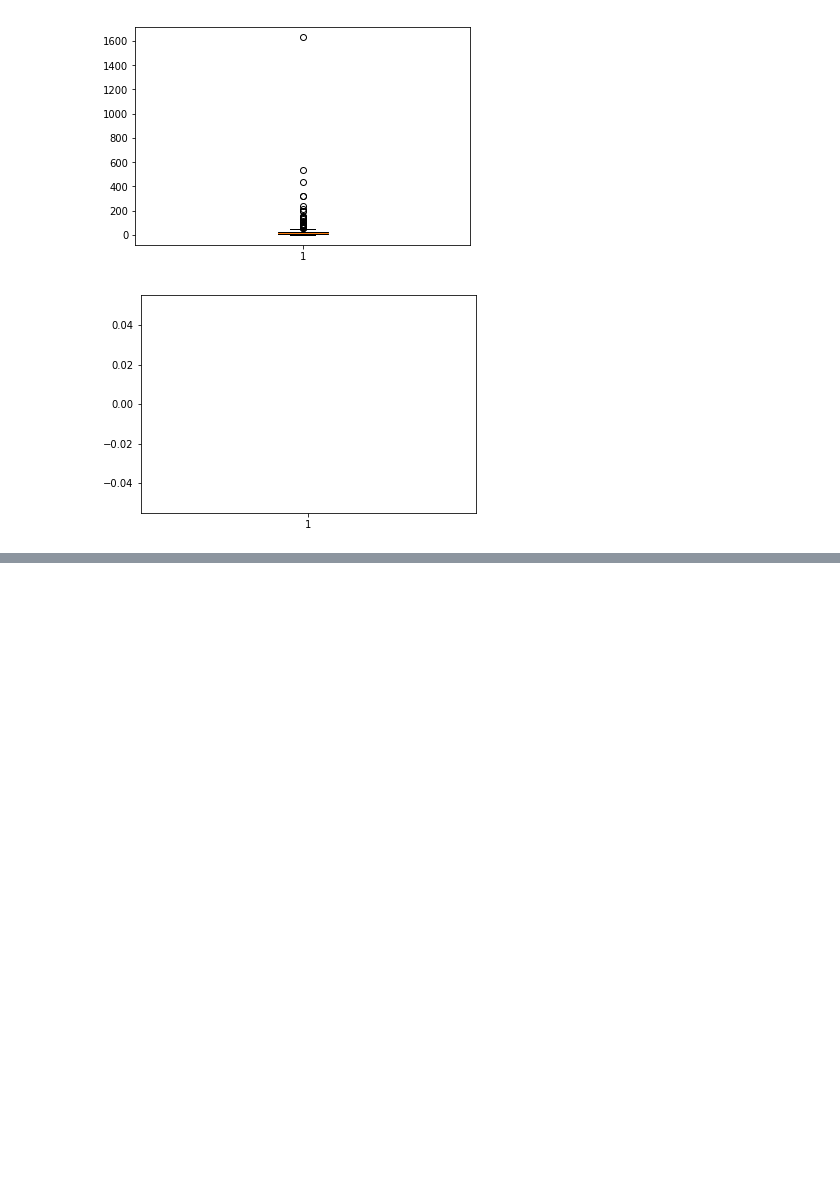
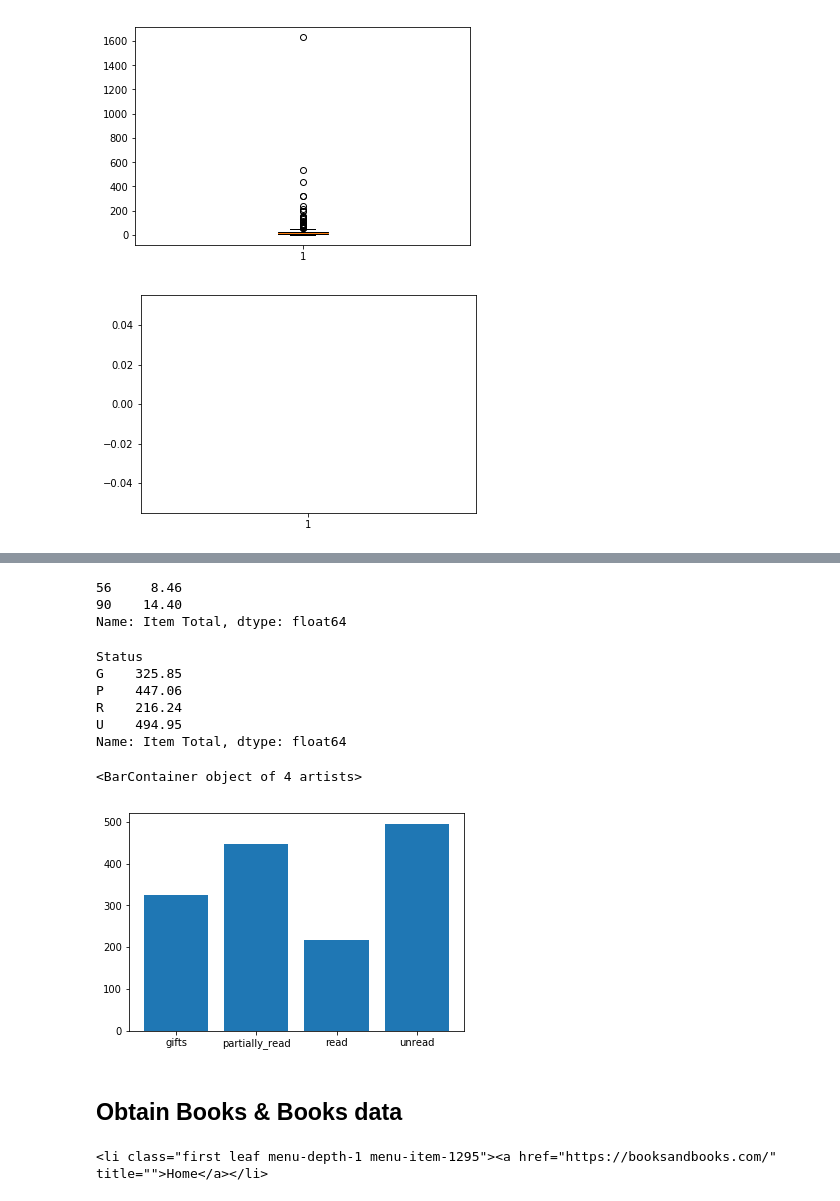
Before and after one commit to prray305/dsc-1-02-06-while-loops-break-continue-lab-online-ds-ft-021119, a Jupyter notebook: Amazon Purchase History Analysis.ipynb, the cells around one changed output, grey strips where cells are left out. Saved outputs shown, nothing was run; the diff lists cells and outputs as text; code cells hidden in the pictures; blank space fills up the shorter version.

```diff
--- a/Amazon Purchase History Analysis.ipynb
+++ b/Amazon Purchase History Analysis.ipynb
@@ -206,0 +337,2 @@ for col in num_cols:
+# %%
+book_status_df.rename(columns = {'Book title': 'Title'}, inplace=True)
@@ -206,0 +363,6 @@ for col in num_cols:
+# %%
+# add Status column to books_df
+# new_df = pd.merge(A_df, B_df,  how='left', left_on=['A_c1','c2'], right_on = ['B_c1','c2'])
+
+# books_upd_df = pd.merge(books_df, book_status_df, how='left', left_on = ['Title'], right_on = ['Title'])
+books_concat = pd.concat([books_df.set_index('Title'), book_status_df.set_index('Title')], 1)
@@ -206,0 +467,26 @@ for col in num_cols:
+# %%
+# find percent of books read
+len(read)/len(final_books_df[1:])
+final_books_df['Item Total'].loc[final_books_df.Title == 'The Alchemist']
+# %% [output]
+56     8.46
+90    14.40
+Name: Item Total, dtype: float64
+# %%
+# calculate spend for each category
+total_status = final_books_df.groupby('Status')['Item Total'].sum()
+total_status
+# %% [output]
+Status
+G    325.85
+P    447.06
+R    216.24
+U    494.95
+Name: Item Total, dtype: float64
+# %%
+plt.bar(['gifts', 'partially_read', 'read', 'unread'], total_status)
+# %% [output]
+<BarContainer object of 4 artists>
+[figure, added]
+# %% [markdown]
+## Obtain Books & Books data
@@ -206,0 +503,4 @@ for col in num_cols:
+# %%
+sa
+# %% [output]
+<li class="first leaf menu-depth-1 menu-item-1295"><a href="https://booksandbooks.com/" title="">Home</a></li>
```
Also changed, not shown: parts of 39 cells of this notebook.
